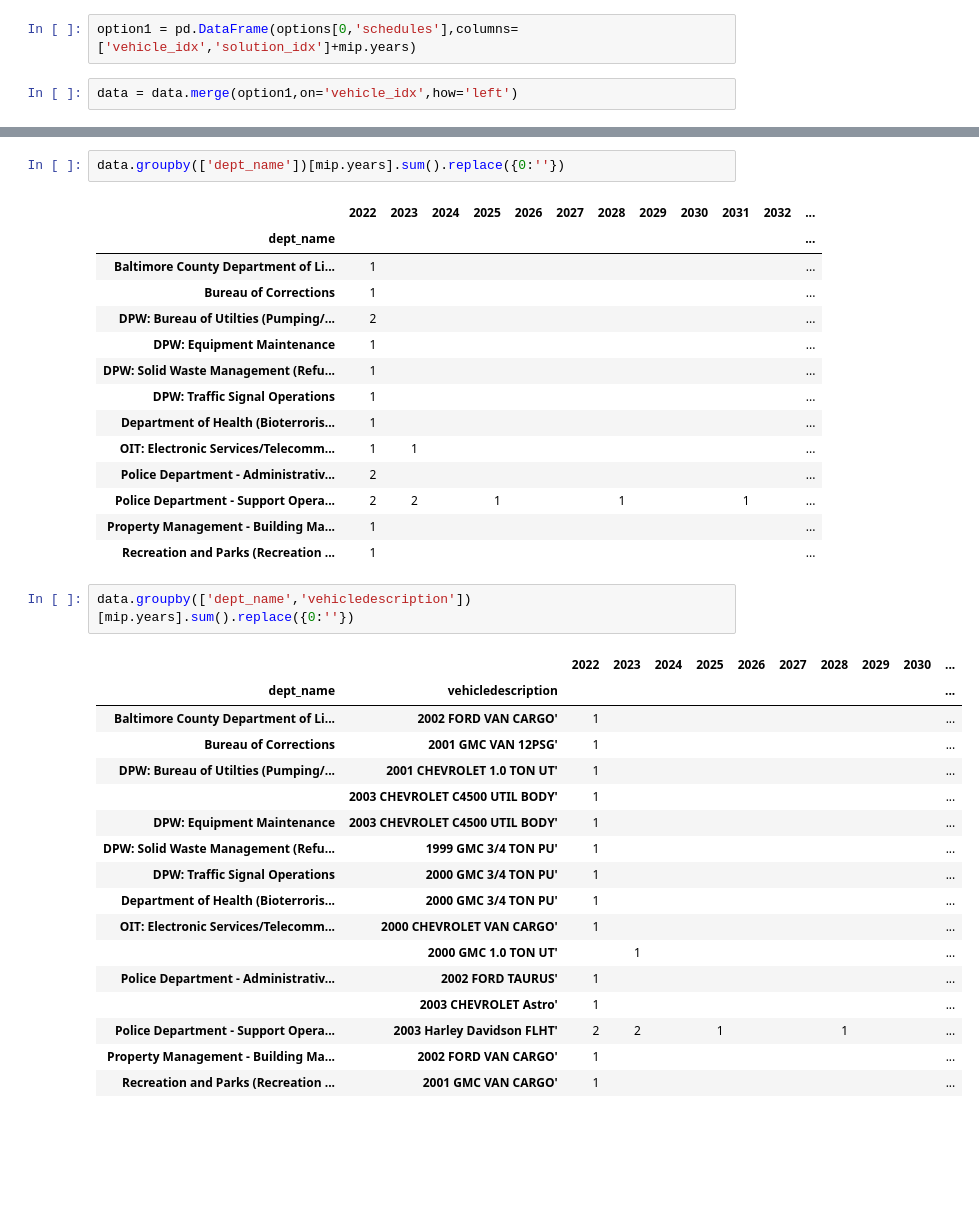
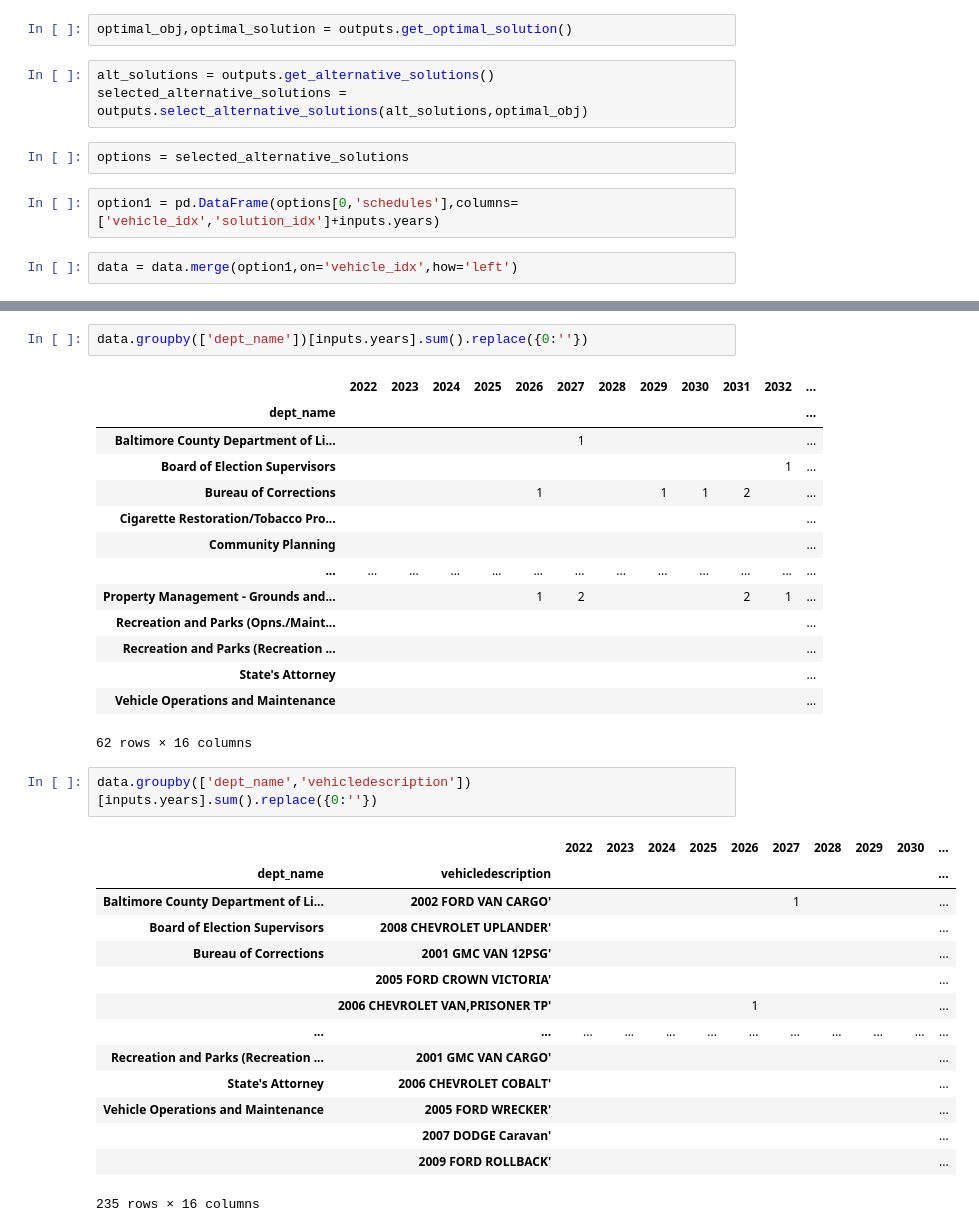
Before and after one commit to evanlynch/green-fleet-replacement-planner, a Jupyter notebook: notebooks/replacement_schedule_mip_dev.ipynb, the cells around one changed output, grey strips where cells are left out. Saved outputs shown, nothing was run; the diff lists cells and outputs as text; blank space fills up the shorter version.

Commit message:
separating inputs, model, outputs into 3 classes

```diff
--- a/notebooks/replacement_schedule_mip_dev.ipynb
+++ b/notebooks/replacement_schedule_mip_dev.ipynb
@@ -111,5 +66,12 @@ Option: 2
+# %%
+optimal_obj,optimal_solution = outputs.get_optimal_solution()
+# %%
+alt_solutions = outputs.get_alternative_solutions()
+selected_alternative_solutions = outputs.select_alternative_solutions(alt_solutions,optimal_obj)
+# %%
+options = selected_alternative_solutions
 # %%
-option1 = pd.DataFrame(options[0,'schedules'],columns=['vehicle_idx','solution_idx']+mip.years)
+option1 = pd.DataFrame(options[0,'schedules'],columns=['vehicle_idx','solution_idx']+inputs.years)
 # %%
 data = data.merge(option1,on='vehicle_idx',how='left')
 # %%
@@ -121,38 +83,35 @@ data.groupby(['county'])[mip.years].sum().replace({0:''})
 # %%
-data.groupby(['dept_name'])[mip.years].sum().replace({0:''})
+data.groupby(['dept_name'])[inputs.years].sum().replace({0:''})
 # %% [output]
 |  | 2022 | 2023 | 2024 | 2025 | 2026 | 2027 | 2028 | 2029 | 2030 | 2031 | 2032 | ... |
 | dept_name |  |  |  |  |  |  |  |  |  |  |  | ... |
-| Baltimore County Department of Li... | 1 |  |  |  |  |  |  |  |  |  |  | ... |
-| Bureau of Corrections | 1 |  |  |  |  |  |  |  |  |  |  | ... |
-| DPW: Bureau of Utilties (Pumping/... | 2 |  |  |  |  |  |  |  |  |  |  | ... |
-| DPW: Equipment Maintenance | 1 |  |  |  |  |  |  |  |  |  |  | ... |
-| DPW: Solid Waste Management (Refu... | 1 |  |  |  |  |  |  |  |  |  |  | ... |
-| DPW: Traffic Signal Operations | 1 |  |  |  |  |  |  |  |  |  |  | ... |
-| Department of Health (Bioterroris... | 1 |  |  |  |  |  |  |  |  |  |  | ... |
-| OIT: Electronic Services/Telecomm... | 1 | 1 |  |  |  |  |  |  |  |  |  | ... |
-| Police Department - Administrativ... | 2 |  |  |  |  |  |  |  |  |  |  | ... |
-| Police Department - Support Opera... | 2 | 2 |  | 1 |  |  | 1 |  |  | 1 |  | ... |
-| Property Management - Building Ma... | 1 |  |  |  |  |  |  |  |  |  |  | ... |
-| Recreation and Parks (Recreation ... | 1 |  |  |  |  |  |  |  |  |  |  | ... |
+| Baltimore County Department of Li... |  |  |  |  |  | 1 |  |  |  |  |  | ... |
+| Board of Election Supervisors |  |  |  |  |  |  |  |  |  |  | 1 | ... |
+| Bureau of Corrections |  |  |  |  | 1 |  |  | 1 | 1 | 2 |  | ... |
+| Cigarette Restoration/Tobacco Pro... |  |  |  |  |  |  |  |  |  |  |  | ... |
+| Community Planning |  |  |  |  |  |  |  |  |  |  |  | ... |
+| ... | ... | ... | ... | ... | ... | ... | ... | ... | ... | ... | ... | ... |
+| Property Management - Grounds and... |  |  |  |  | 1 | 2 |  |  |  | 2 | 1 | ... |
+| Recreation and Parks (Opns./Maint... |  |  |  |  |  |  |  |  |  |  |  | ... |
+| Recreation and Parks (Recreation ... |  |  |  |  |  |  |  |  |  |  |  | ... |
+| State's Attorney |  |  |  |  |  |  |  |  |  |  |  | ... |
+| Vehicle Operations and Maintenance |  |  |  |  |  |  |  |  |  |  |  | ... |
+62 rows × 16 columns
 # %%
-data.groupby(['dept_name','vehicledescription'])[mip.years].sum().replace({0:''})
+data.groupby(['dept_name','vehicledescription'])[inputs.years].sum().replace({0:''})
 # %% [output]
 |  |  | 2022 | 2023 | 2024 | 2025 | 2026 | 2027 | 2028 | 2029 | 2030 | ... |
 | dept_name | vehicledescription |  |  |  |  |  |  |  |  |  | ... |
-| Baltimore County Department of Li... | 2002 FORD VAN CARGO' | 1 |  |  |  |  |  |  |  |  | ... |
-| Bureau of Corrections | 2001 GMC VAN 12PSG' | 1 |  |  |  |  |  |  |  |  | ... |
-| DPW: Bureau of Utilties (Pumping/... | 2001 CHEVROLET 1.0 TON UT' | 1 |  |  |  |  |  |  |  |  | ... |
-|  | 2003 CHEVROLET C4500 UTIL BODY' | 1 |  |  |  |  |  |  |  |  | ... |
-| DPW: Equipment Maintenance | 2003 CHEVROLET C4500 UTIL BODY' | 1 |  |  |  |  |  |  |  |  | ... |
-| DPW: Solid Waste Management (Refu... | 1999 GMC 3/4 TON PU' | 1 |  |  |  |  |  |  |  |  | ... |
-| DPW: Traffic Signal Operations | 2000 GMC 3/4 TON PU' | 1 |  |  |  |  |  |  |  |  | ... |
-| Department of Health (Bioterroris... | 2000 GMC 3/4 TON PU' | 1 |  |  |  |  |  |  |  |  | ... |
-| OIT: Electronic Services/Telecomm... | 2000 CHEVROLET VAN CARGO' | 1 |  |  |  |  |  |  |  |  | ... |
-|  | 2000 GMC 1.0 TON UT' |  | 1 |  |  |  |  |  |  |  | ... |
-| Police Department - Administrativ... | 2002 FORD TAURUS' | 1 |  |  |  |  |  |  |  |  | ... |
-|  | 2003 CHEVROLET Astro' | 1 |  |  |  |  |  |  |  |  | ... |
-| Police Department - Support Opera... | 2003 Harley Davidson FLHT' | 2 | 2 |  | 1 |  |  | 1 |  |  | ... |
-| Property Management - Building Ma... | 2002 FORD VAN CARGO' | 1 |  |  |  |  |  |  |  |  | ... |
-| Recreation and Parks (Recreation ... | 2001 GMC VAN CARGO' | 1 |  |  |  |  |  |  |  |  | ... |
+| Baltimore County Department of Li... | 2002 FORD VAN CARGO' |  |  |  |  |  | 1 |  |  |  | ... |
+| Board of Election Supervisors | 2008 CHEVROLET UPLANDER' |  |  |  |  |  |  |  |  |  | ... |
+| Bureau of Corrections | 2001 GMC VAN 12PSG' |  |  |  |  |  |  |  |  |  | ... |
+|  | 2005 FORD CROWN VICTORIA' |  |  |  |  |  |  |  |  |  | ... |
+|  | 2006 CHEVROLET VAN,PRISONER TP' |  |  |  |  | 1 |  |  |  |  | ... |
+| ... | ... | ... | ... | ... | ... | ... | ... | ... | ... | ... | ... |
+| Recreation and Parks (Recreation ... | 2001 GMC VAN CARGO' |  |  |  |  |  |  |  |  |  | ... |
+| State's Attorney | 2006 CHEVROLET COBALT' |  |  |  |  |  |  |  |  |  | ... |
+| Vehicle Operations and Maintenance | 2005 FORD WRECKER' |  |  |  |  |  |  |  |  |  | ... |
+|  | 2007 DODGE Caravan' |  |  |  |  |  |  |  |  |  | ... |
+|  | 2009 FORD ROLLBACK' |  |  |  |  |  |  |  |  |  | ... |
+235 rows × 16 columns
 # %%
```
Also changed, not shown: parts of 27 cells of this notebook, 7 other files.
